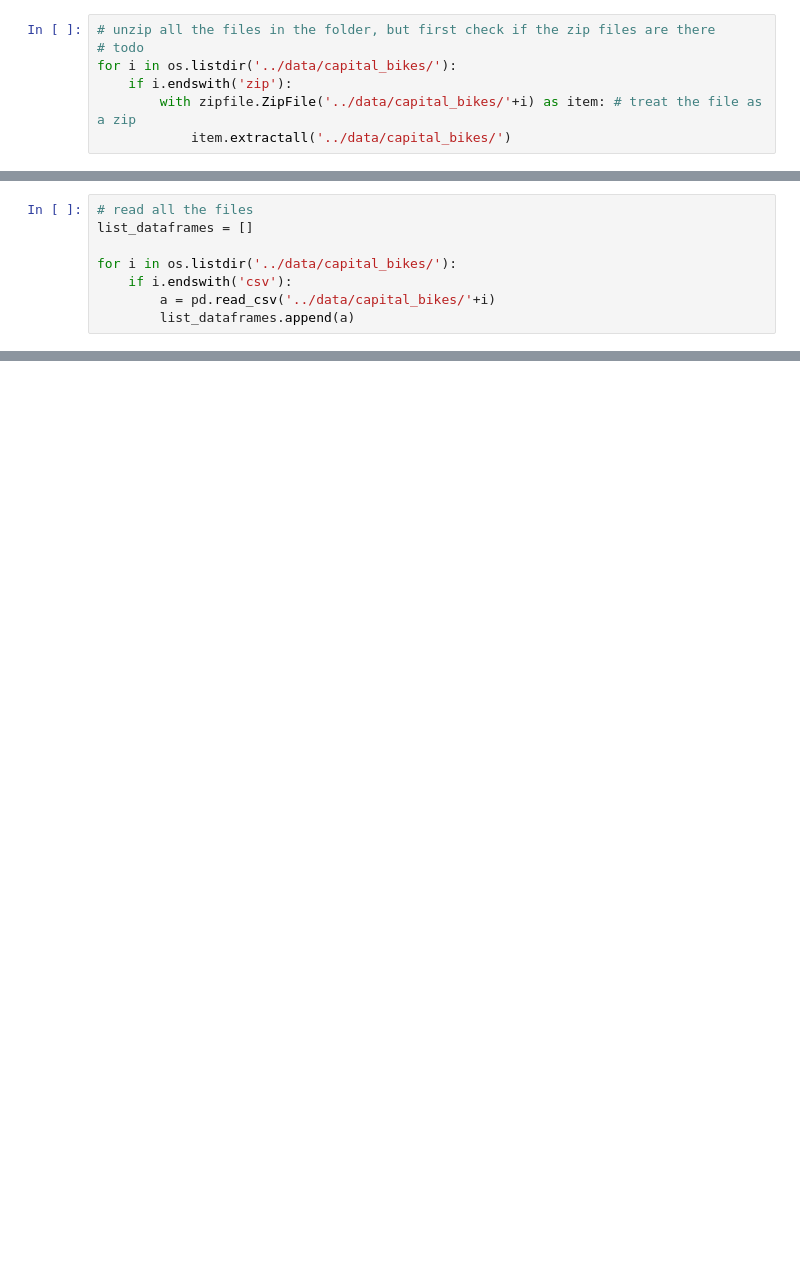
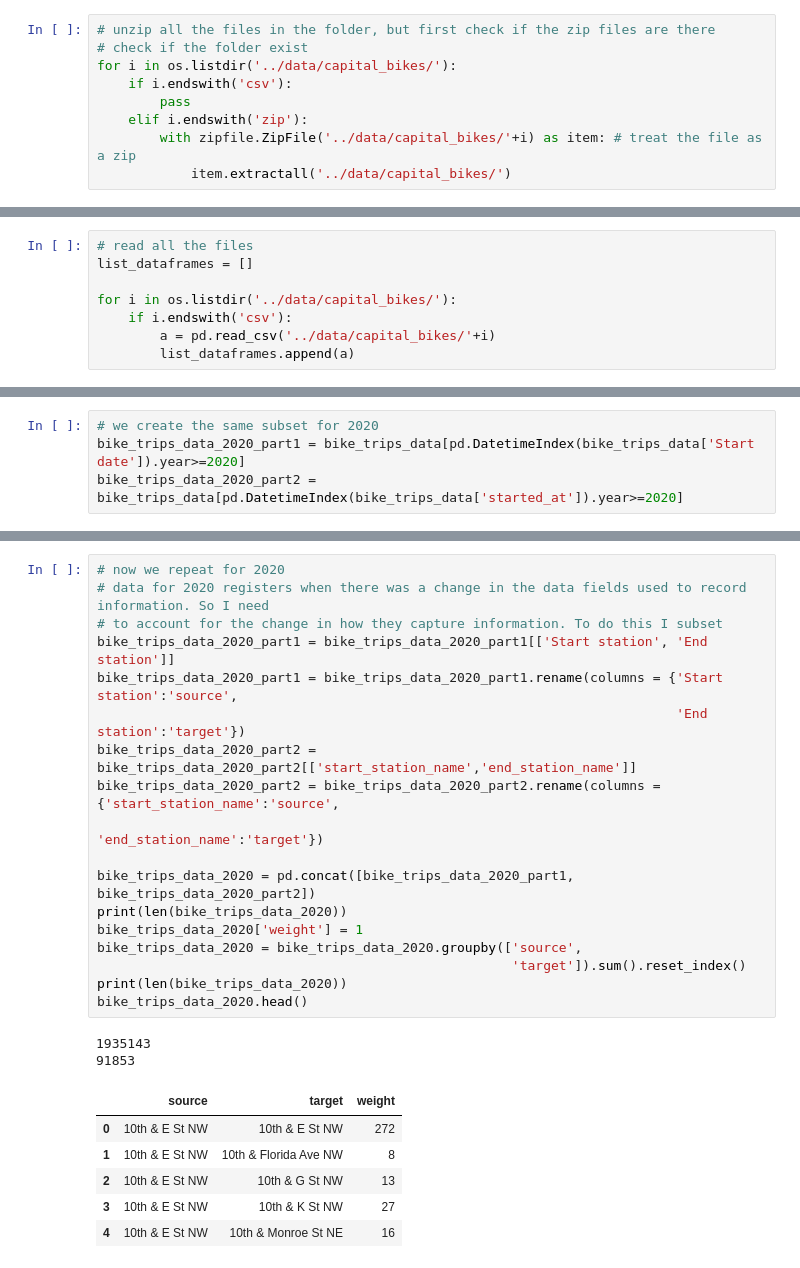
Before and after one commit to jlealtru/website_tutorials, a Jupyter notebook: notebooks/ processing_capital_bikeshare_data.ipynb, the cells around one changed output, grey strips where cells are left out. Saved outputs shown, nothing was run; the diff lists cells and outputs as text; blank space fills up the shorter version.

```diff
--- a/notebooks/ processing_capital_bikeshare_data.ipynb
+++ b/notebooks/ processing_capital_bikeshare_data.ipynb
@@ -9,7 +11,9 @@ pd.set_option('display.max_colwidth', -1)
 # %%
 # unzip all the files in the folder, but first check if the zip files are there
-# todo
+# check if the folder exist
 for i in os.listdir('../data/capital_bikes/'):
-    if i.endswith('zip'):
+    if i.endswith('csv'):
+        pass
+    elif i.endswith('zip'):
         with zipfile.ZipFile('../data/capital_bikes/'+i) as item: # treat the file as a zip
             item.extractall('../data/capital_bikes/')
@@ -247,0 +69,4 @@ test.head()
+# %%
+# we create the same subset for 2020
+bike_trips_data_2020_part1 = bike_trips_data[pd.DatetimeIndex(bike_trips_data['Start date']).year>=2020]
+bike_trips_data_2020_part2 = bike_trips_data[pd.DatetimeIndex(bike_trips_data['started_at']).year>=2020]
@@ -247,0 +85,27 @@ test.head()
+# %%
+# now we repeat for 2020
+# data for 2020 registers when there was a change in the data fields used to record information. So I need
+# to account for the change in how they capture information. To do this I subset
+bike_trips_data_2020_part1 = bike_trips_data_2020_part1[['Start station', 'End station']]
+bike_trips_data_2020_part1 = bike_trips_data_2020_part1.rename(columns = {'Start station':'source',
+                                                                          'End station':'target'})
+bike_trips_data_2020_part2 = bike_trips_data_2020_part2[['start_station_name','end_station_name']]
+bike_trips_data_2020_part2 = bike_trips_data_2020_part2.rename(columns = {'start_station_name':'source',
+                                                                          'end_station_name':'target'})
+
+bike_trips_data_2020 = pd.concat([bike_trips_data_2020_part1, bike_trips_data_2020_part2])
+print(len(bike_trips_data_2020))
+bike_trips_data_2020['weight'] = 1
+bike_trips_data_2020 = bike_trips_data_2020.groupby(['source',
+                                                     'target']).sum().reset_index()
+print(len(bike_trips_data_2020))
+bike_trips_data_2020.head()
+# %% [output]
+1935143
+91853
+|  | source | target | weight |
+| 0 | 10th & E St NW | 10th & E St NW | 272 |
+| 1 | 10th & E St NW | 10th & Florida Ave NW | 8 |
+| 2 | 10th & E St NW | 10th & G St NW | 13 |
+| 3 | 10th & E St NW | 10th & K St NW | 27 |
+| 4 | 10th & E St NW | 10th & Monroe St NE | 16 |
```
Also changed, not shown: parts of 50 cells of this notebook, 1 other file.
